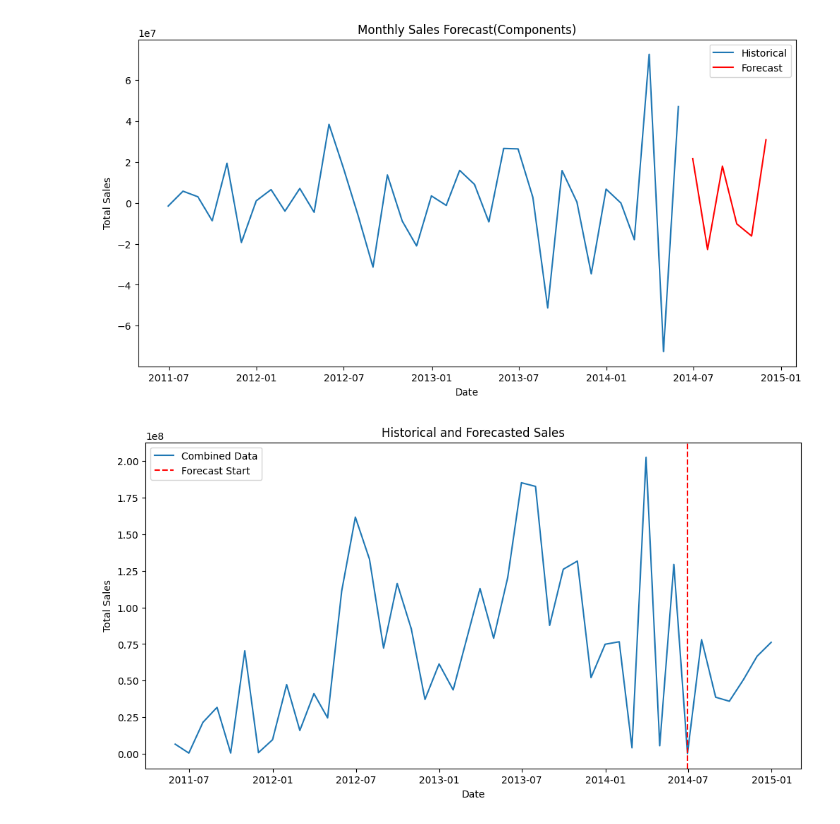
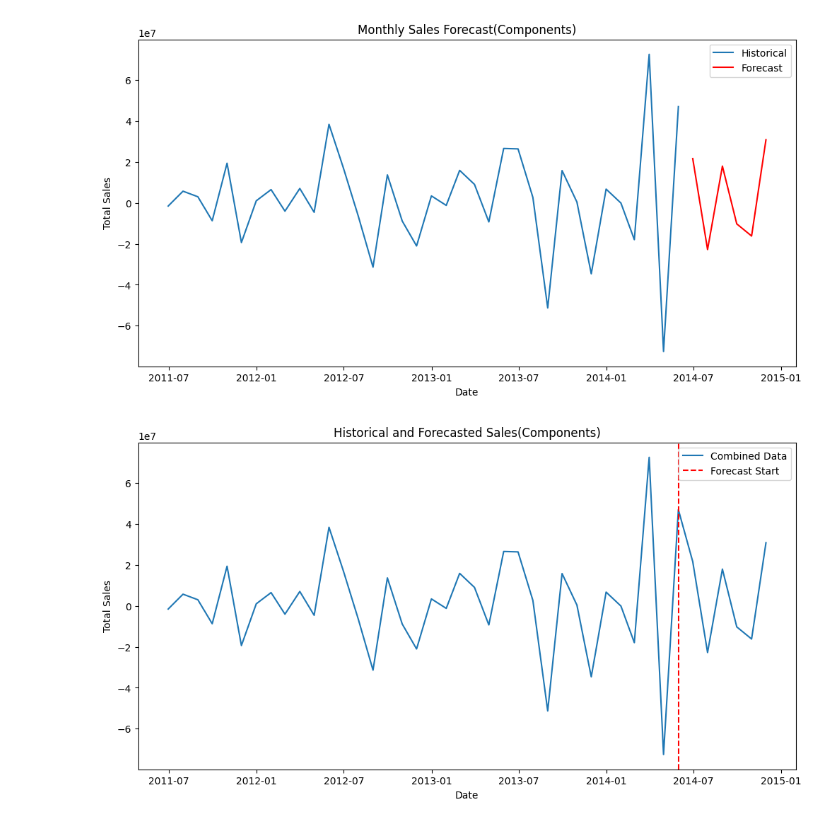
Before and after one commit to ga1nang/curent_topic, a Jupyter notebook: arima.ipynb, the cells around one changed output. Cells and saved outputs as stored; diff of their text form; code cells hidden in the pictures.

Commit message:
Sales forecast for each category in the next 6 months

```diff
--- a/arima.ipynb
+++ b/arima.ipynb
@@ -463,16 +508,16 @@ plt.show()
 [figure]
 # %%
 # Combine historical and forecast data
-combined = pd.concat([monthly_sales, forecast_series], axis=0)
+combined = pd.concat([monthly_sales_by_category['Components'], forecast_series], axis=0)
 
 # Plot combined data
 plt.figure(figsize=(12, 6))
 plt.plot(combined, label='Combined Data')
 plt.axvline(x=monthly_sales.index[-1], color='red', linestyle='--', label='Forecast Start')
-plt.title('Historical and Forecasted Sales')
+plt.title('Historical and Forecasted Sales(Components)')
 plt.xlabel('Date')
 plt.ylabel('Total Sales')
 plt.legend()
 plt.show()
 # %% [output]
-[figure, old version]
+[figure, new version]
```
Also changed, not shown: parts of 3 cells of this notebook.
